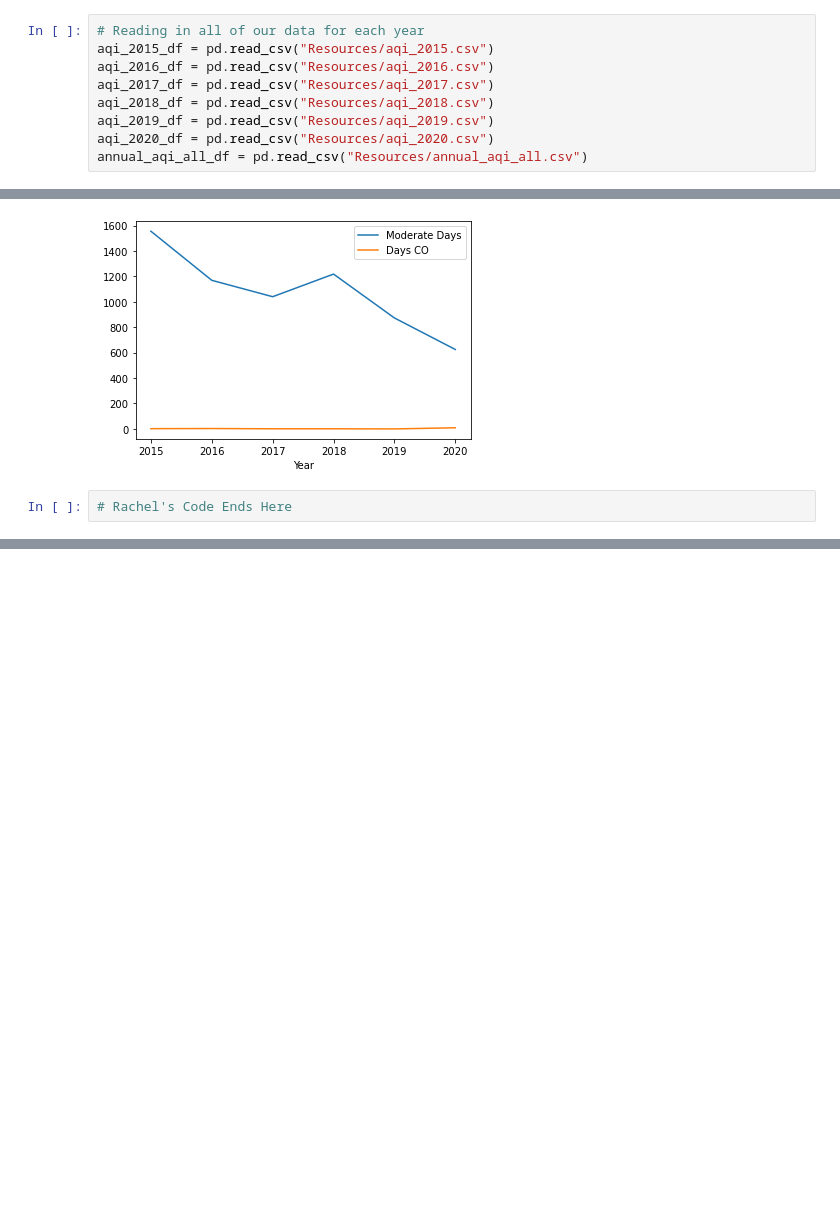
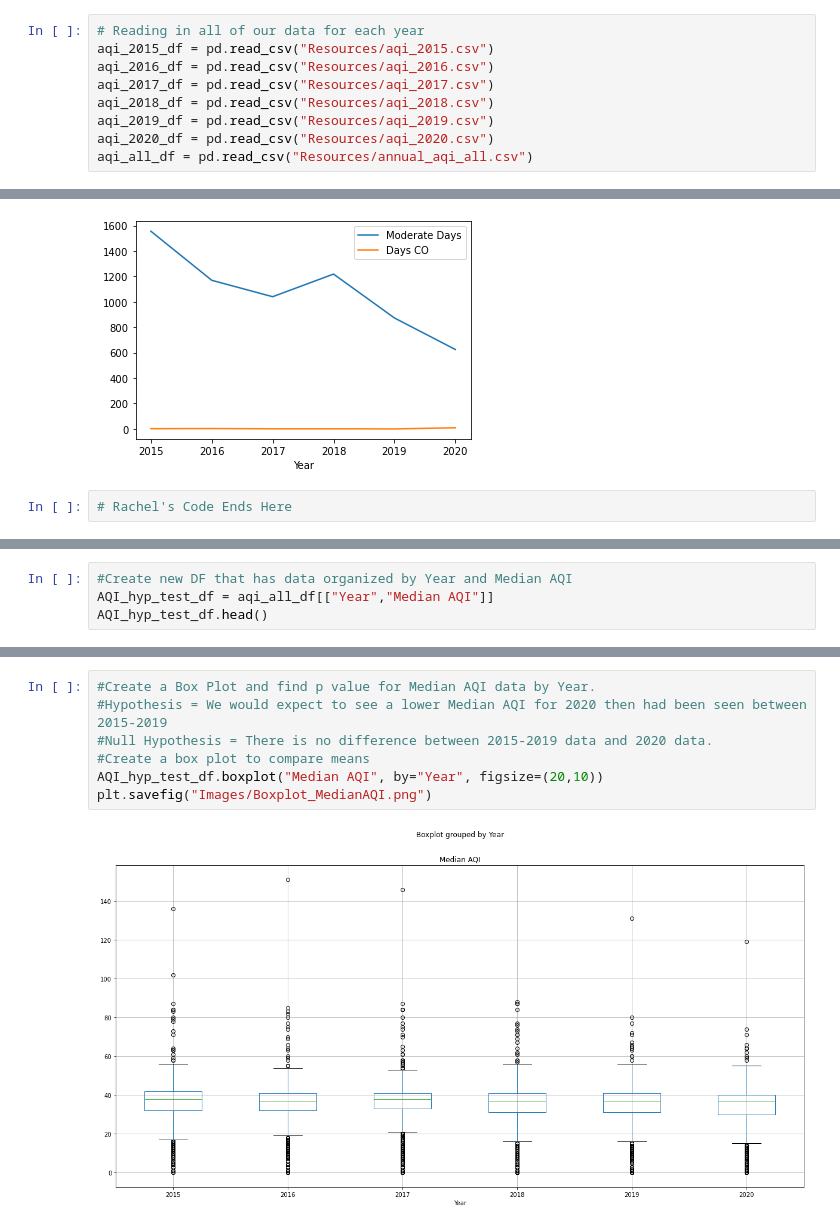
Before and after one commit to shaff183/project-1, a Jupyter notebook: main.ipynb, the cells around one changed output, grey strips where cells are left out. Drawn from its saved outputs; the diff is of its cells as text; blank space fills up the shorter version.

```diff
--- a/main.ipynb
+++ b/main.ipynb
@@ -13,7 +15,7 @@ aqi_2017_df = pd.read_csv("Resources/aqi_2017.csv")
 aqi_2018_df = pd.read_csv("Resources/aqi_2018.csv")
 aqi_2019_df = pd.read_csv("Resources/aqi_2019.csv")
 aqi_2020_df = pd.read_csv("Resources/aqi_2020.csv")
-annual_aqi_all_df = pd.read_csv("Resources/annual_aqi_all.csv")
+aqi_all_df = pd.read_csv("Resources/annual_aqi_all.csv")
 # %%
 aqi_2015_df.head()
 # %% [output]
@@ -495,0 +489,4 @@ plt.savefig("Images/New_York_Moderate_Days.png")
+# %%
+#Create new DF that has data organized by Year and Median AQI
+AQI_hyp_test_df = aqi_all_df[["Year","Median AQI"]]
+AQI_hyp_test_df.head()
@@ -495,0 +500,9 @@ plt.savefig("Images/New_York_Moderate_Days.png")
+# %%
+#Create a Box Plot and find p value for Median AQI data by Year.
+#Hypothesis = We would expect to see a lower Median AQI for 2020 then had been seen between 2015-2019
+#Null Hypothesis = There is no difference between 2015-2019 data and 2020 data.
+#Create a box plot to compare means
+AQI_hyp_test_df.boxplot("Median AQI", by="Year", figsize=(20,10))
+plt.savefig("Images/Boxplot_MedianAQI.png")
+# %% [output]
+[figure, added]
```
Also changed, not shown: parts of 28 cells of this notebook, 5 other files.
